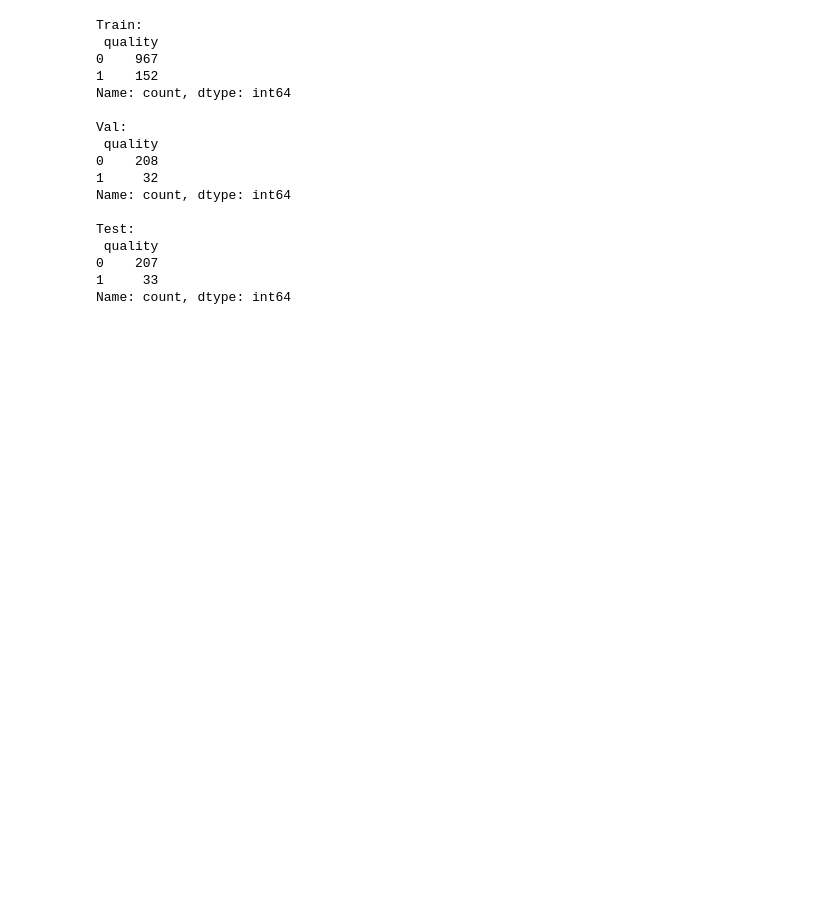
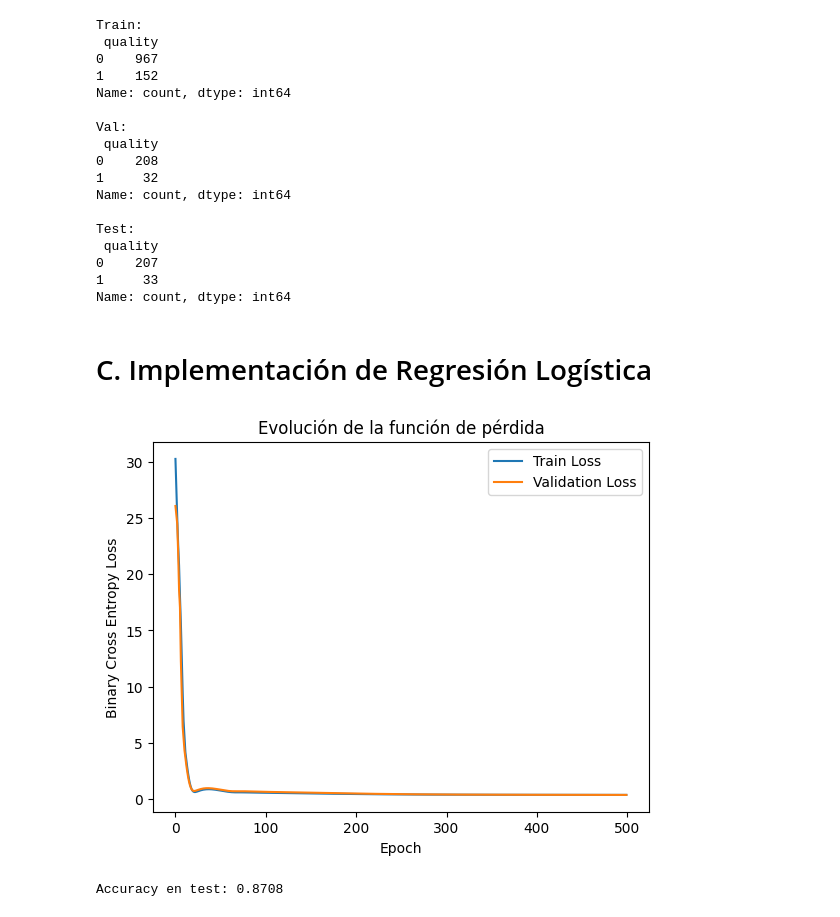
Before and after one commit to Idmc01/Tareas-IA, a Jupyter notebook: tarea2.ipynb, the cells around one changed output. Cells and saved outputs as stored; diff of their text form; code cells hidden in the pictures; blank space fills up the shorter version.

```diff
--- a/tarea2.ipynb
+++ b/tarea2.ipynb
@@ -432,3 +437,5 @@ Test:
 0    207
 1     33
 Name: count, dtype: int64
+# %% [markdown]
+# C. Implementación de Regresión Logística
@@ -434,0 +472,50 @@ Name: count, dtype: int64
+# %%
+# entrenamiento
+
+train_losses = []
+val_losses = []
+n_epochs = 3000
+for epoch in range(n_epochs):
+    model.train()
+    optimizer.zero_grad()
+    outputs = model(X_train_t)
+    loss = criterion(outputs, y_train_t)
+    loss.backward()
+    optimizer.step()
+
+    train_losses.append(loss.item())
+
+    #if (epoch+1) % 50 == 0:
+     #   print(f"Epoch {epoch+1}/{n_epochs}, Loss: {loss.item():.4f}")
+
+
+    model.eval()
+    with torch.no_grad():
+        val_pred = model(X_val_t)
+        val_loss = criterion(val_pred, y_val_t).item()
+        val_losses.append(val_loss)
+
+        y_pred_label_val = (val_pred >= 0.5).float()
+        acc_val = (y_pred_label_val == y_val_t).float().mean().item()
+       # print(f"Accuracy en validación: {acc_val:.4f}")
+# %%
+# graficar
+plt.plot(train_losses[:500], label="Train Loss")
+plt.plot(val_losses[:500], label="Validation Loss")
+plt.xlabel("Epoch")
+plt.ylabel("Binary Cross Entropy Loss")
+plt.title("Evolución de la función de pérdida")
+plt.legend()
+plt.show()
+# %% [output]
+[figure, added]
+# %%
+# evaluación en test
+model.eval()
+with torch.no_grad():
+    y_pred = model(X_test_t)
+    y_pred_label = (y_pred >= 0.5).float()
+    acc = (y_pred_label == y_test_t).float().mean().item()
+    print(f"Accuracy en test: {acc:.4f}")
+# %% [output]
+Accuracy en test: 0.8708
```
Also changed, not shown: parts of 4 cells of this notebook.
